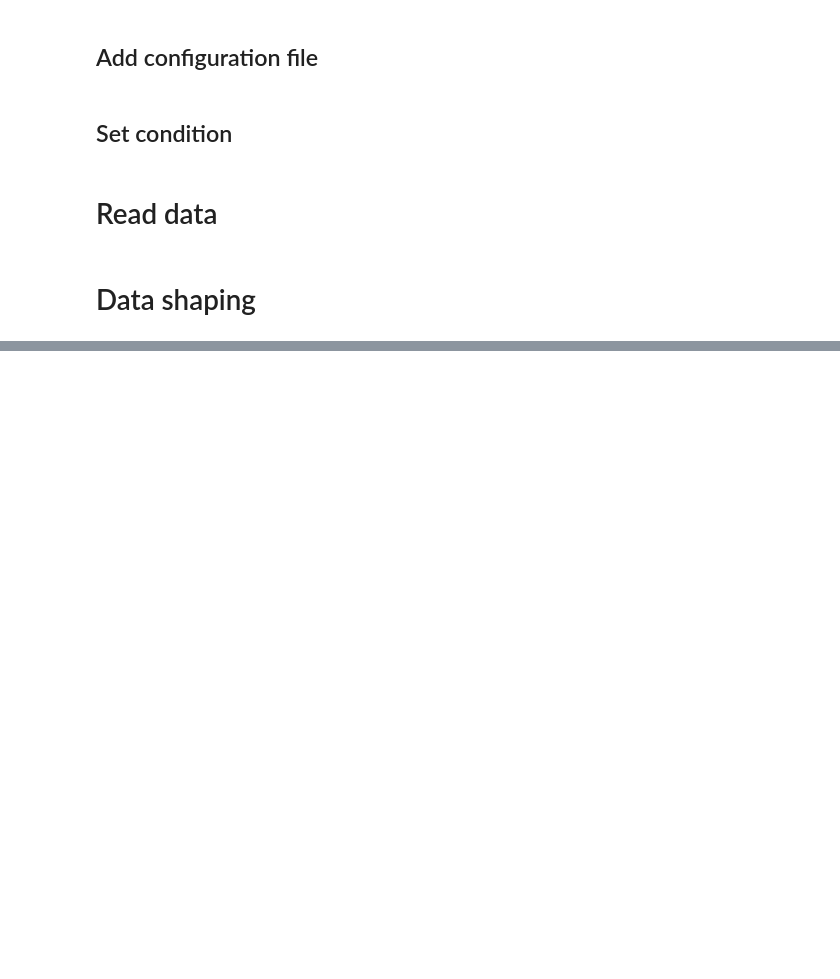
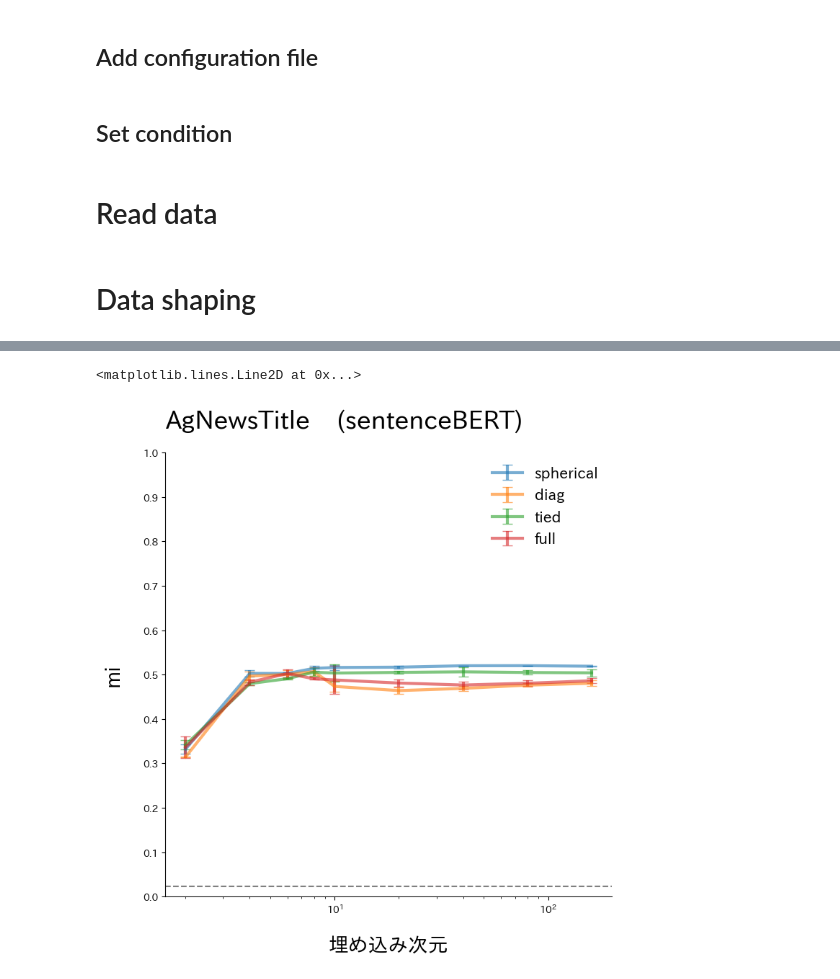
Before and after one commit to YuriNakayama/TextClassificationCode, a Jupyter notebook: Visualize/Stats/StatsFig.ipynb, the cells around one changed output, grey strips where cells are left out. Saved outputs shown, nothing was run; the diff lists cells and outputs as text; code cells hidden in the pictures; blank space fills up the shorter version.

```diff
--- a/Visualize/Stats/StatsFig.ipynb
+++ b/Visualize/Stats/StatsFig.ipynb
@@ -141,0 +183,25 @@ for stats_val in stats_vals:
+# %%
+fig = plt.figure(**layout["figure"])
+ax = fig.add_subplot(111)
+fig_path = f"../data/figure/{data_type}/{vectorize_type}/GMM/stats/mi.pdf"
+ax.set_xscale("log")
+line_plot_error_1(
+    data["mi"]["mean"],
+    error_low=data["mi"]["std"],
+    error_upper=data["mi"]["std"],
+    fig=fig,
+    ax=ax,
+    layout=layout,
+    title=f"{data_type}    ({vectorize_type})",
+    xlabel="埋め込み次元",
+    ylabel="mi",
+    yticks=np.arange(0, 1.1, 0.1),
+    path=fig_path,
+)
+
+ax.axhline(
+    y=describe_lda_mi["mean"].to_numpy(), linestyle="dashed", color="gray"
+)
+# %% [output]
+<matplotlib.lines.Line2D at 0x...>
+[figure, added]
```
Also changed, not shown: parts of 6 cells of this notebook, 6 other files.
